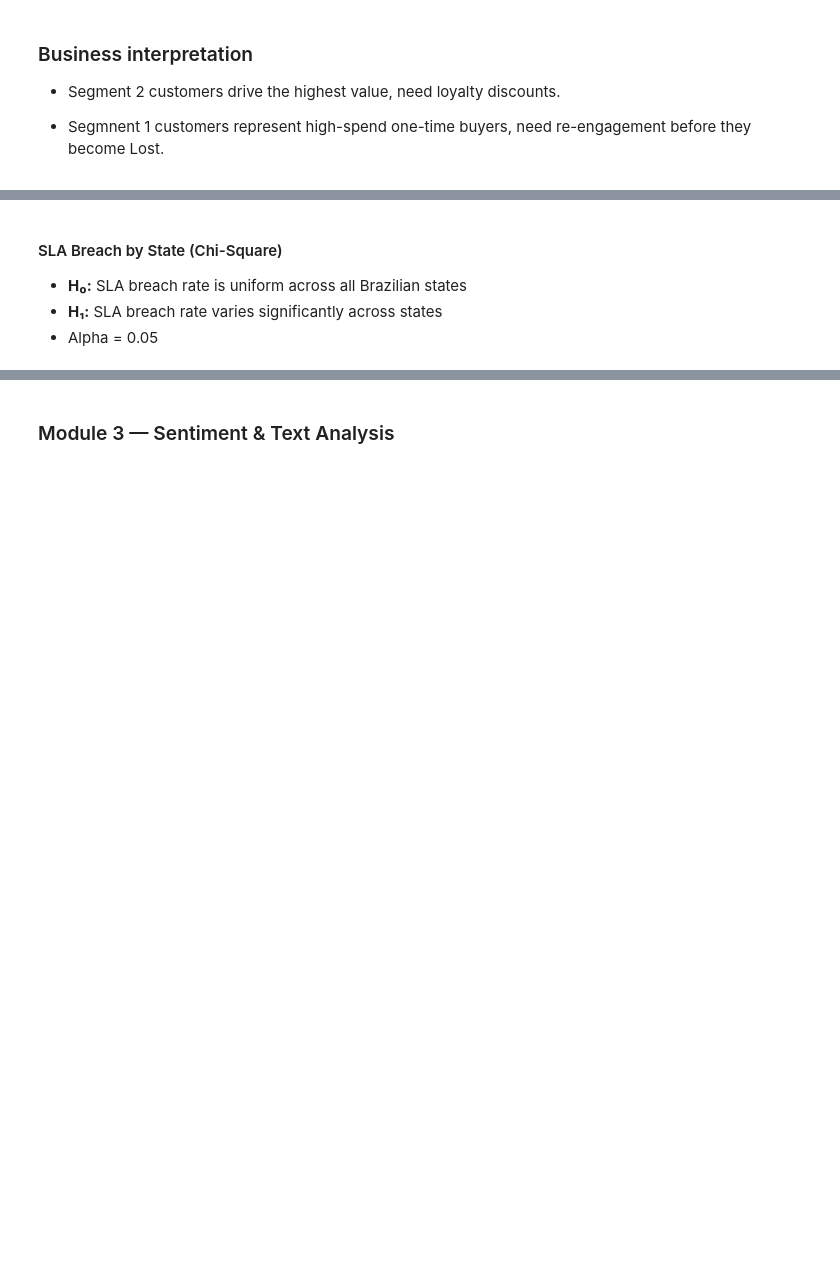
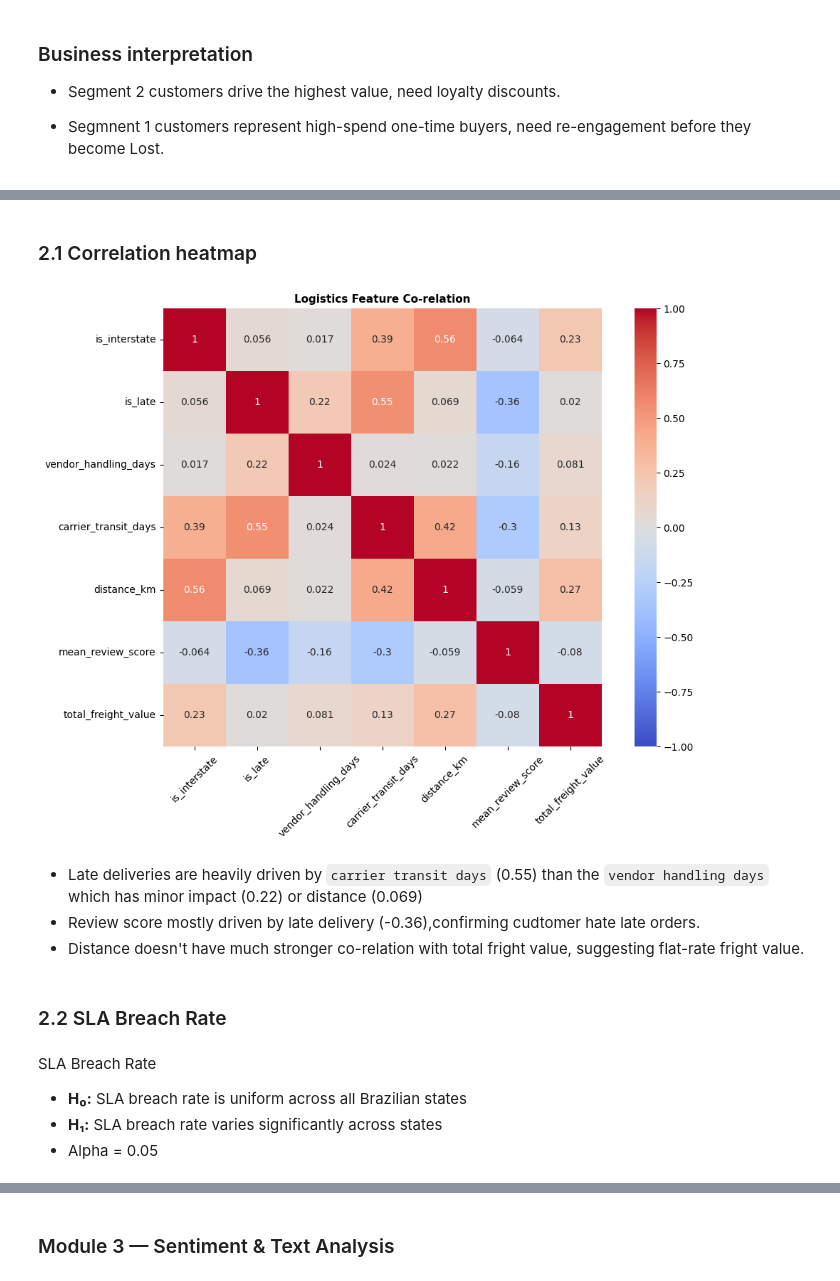
Before and after one commit to aguchhait-stack/olist-supply-chain-analytics, a Jupyter notebook: notebook.ipynb, the cells around one changed output, grey strips where cells are left out. Saved outputs shown, nothing was run; the diff lists cells and outputs as text; code cells hidden in the pictures; blank space fills up the shorter version.

Commit message:
Adding co-relation matrix

```diff
--- a/notebook.ipynb
+++ b/notebook.ipynb
@@ -518,6 +569,25 @@ plt.show()
+# %% [markdown]
+### 2.1 Correlation heatmap
+# %%
+logistics_feature = ['is_interstate','is_late','vendor_handling_days','carrier_transit_days','distance_km','mean_review_score','total_freight_value']
+corrrelation_matrix = logistics_df[logistics_feature].corr(method='pearson')
+plt.figure(figsize=(12, 8))
+sns.heatmap(corrrelation_matrix,cmap='coolwarm',square=True,annot=True, vmin=-1, vmax=1)
+plt.title('Logistics Feature Co-relation', fontsize=11, fontweight='bold')
+plt.xticks(rotation=45)
+plt.savefig('outputs/logistics_correlation_matrix.png')
+plt.show()
+# %% [output]
+[figure, added]
+# %% [markdown]
+- Late deliveries are heavily driven by `carrier transit days` (0.55) than the `vendor handling days` which has minor impact (0.22) or distance (0.069)
+- Review score mostly driven by late delivery (-0.36),confirming cudtomer hate late orders.
+- Distance doesn't have much stronger co-relation with total fright value, suggesting flat-rate fright value.
+# %% [markdown]
+### 2.2 SLA Breach Rate
 # %% [markdown]
-#### SLA Breach by State (Chi-Square)
 
+SLA Breach Rate
 - **H₀:** SLA breach rate is uniform across all Brazilian states
 - **H₁:** SLA breach rate varies significantly across states
 - Alpha = 0.05
```
Also changed, not shown: parts of 35 cells of this notebook, 7 other files.
